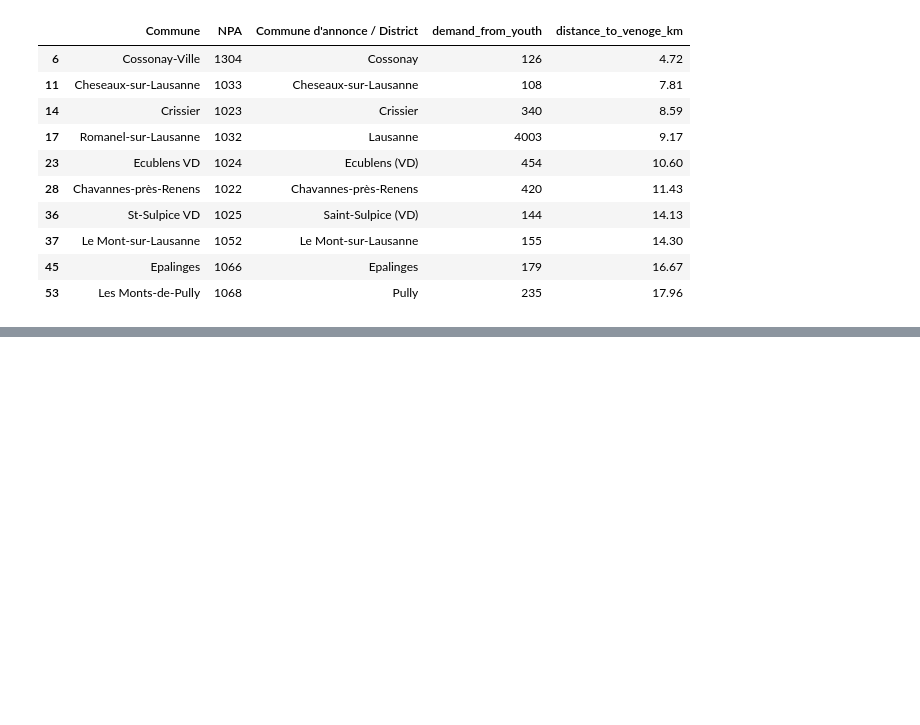
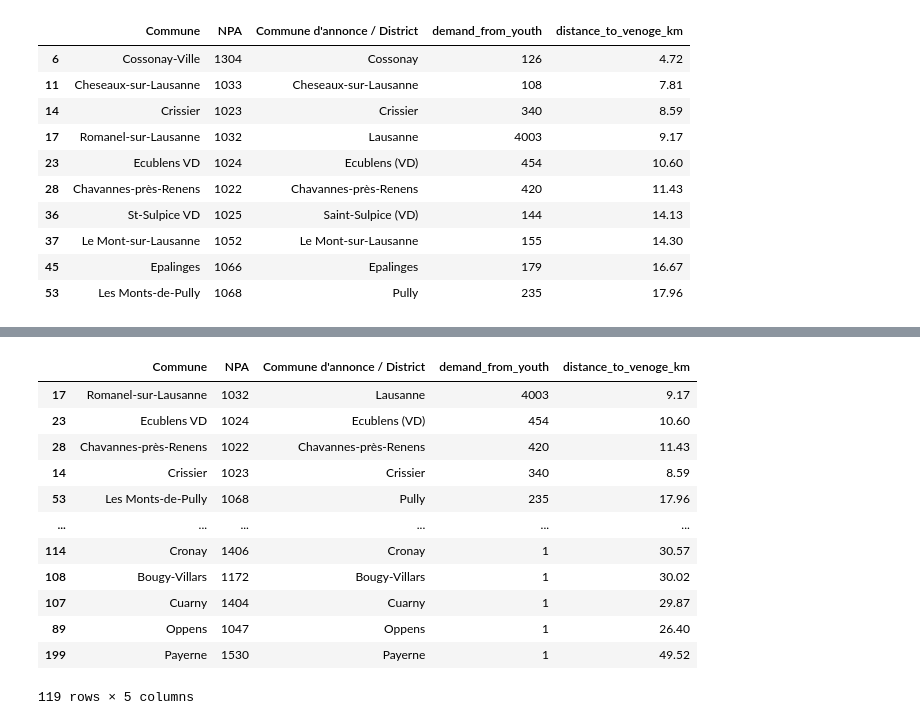
Before and after one commit to baertsch/MGT-530-SLO, a Jupyter notebook: young_people_only.ipynb, the cells around one changed output, grey strips where cells are left out. Drawn from its saved outputs; the diff is of its cells as text; code cells hidden in the pictures; blank space fills up the shorter version.

```diff
--- a/young_people_only.ipynb
+++ b/young_people_only.ipynb
@@ -379,0 +365,16 @@ KeyError: 17
+# %%
+demand.sort_values(by='demand_from_youth', ascending=False, inplace=False)
+# %% [output]
+|  | Commune | NPA | Commune d'annonce / District | demand_from_youth | distance_to_venoge_km |
+| 17 | Romanel-sur-Lausanne | 1032 | Lausanne | 4003 | 9.17 |
+| 23 | Ecublens VD | 1024 | Ecublens (VD) | 454 | 10.60 |
+| 28 | Chavannes-près-Renens | 1022 | Chavannes-près-Renens | 420 | 11.43 |
+| 14 | Crissier | 1023 | Crissier | 340 | 8.59 |
+| 53 | Les Monts-de-Pully | 1068 | Pully | 235 | 17.96 |
+| ... | ... | ... | ... | ... | ... |
+| 114 | Cronay | 1406 | Cronay | 1 | 30.57 |
+| 108 | Bougy-Villars | 1172 | Bougy-Villars | 1 | 30.02 |
+| 107 | Cuarny | 1404 | Cuarny | 1 | 29.87 |
+| 89 | Oppens | 1047 | Oppens | 1 | 26.40 |
+| 199 | Payerne | 1530 | Payerne | 1 | 49.52 |
+119 rows × 5 columns
```
Also changed, not shown: parts of 6 cells of this notebook.
